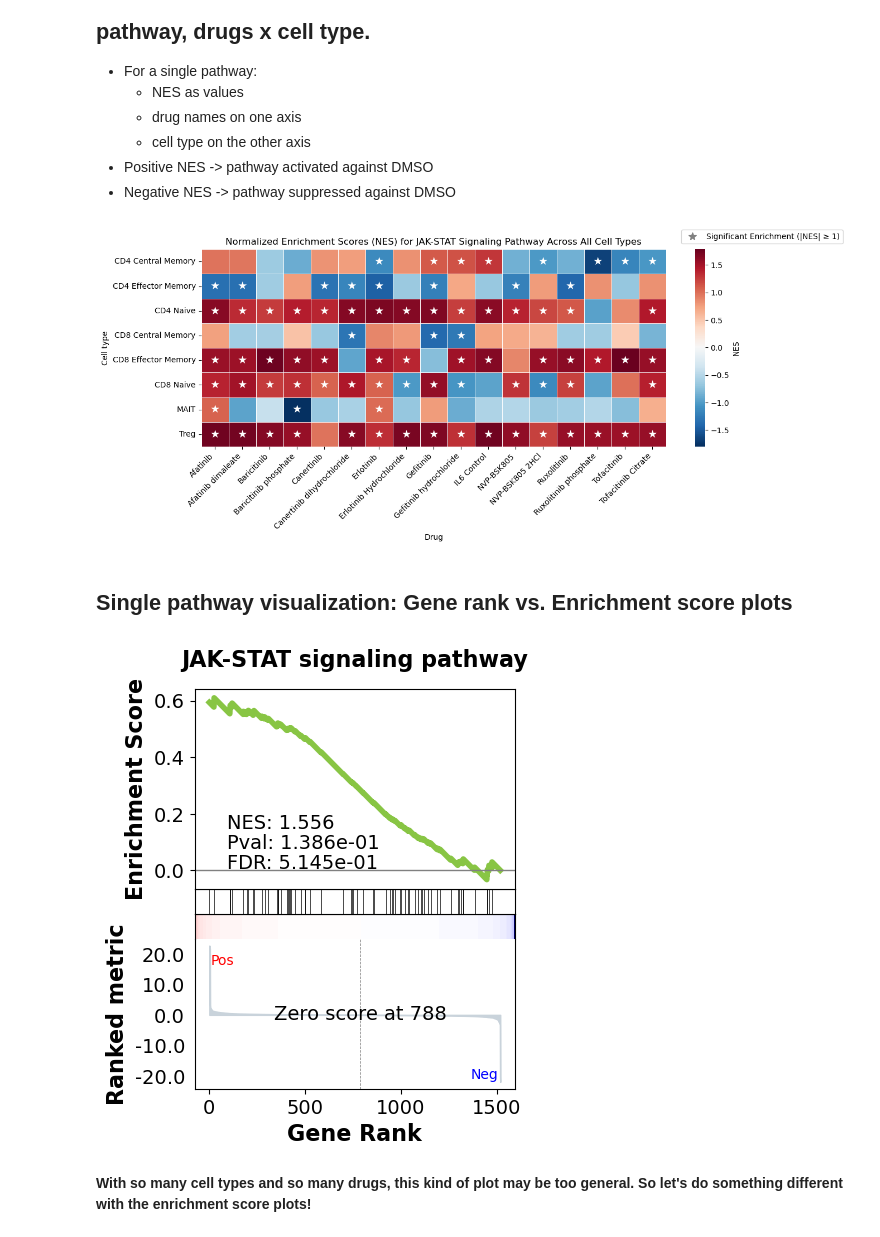
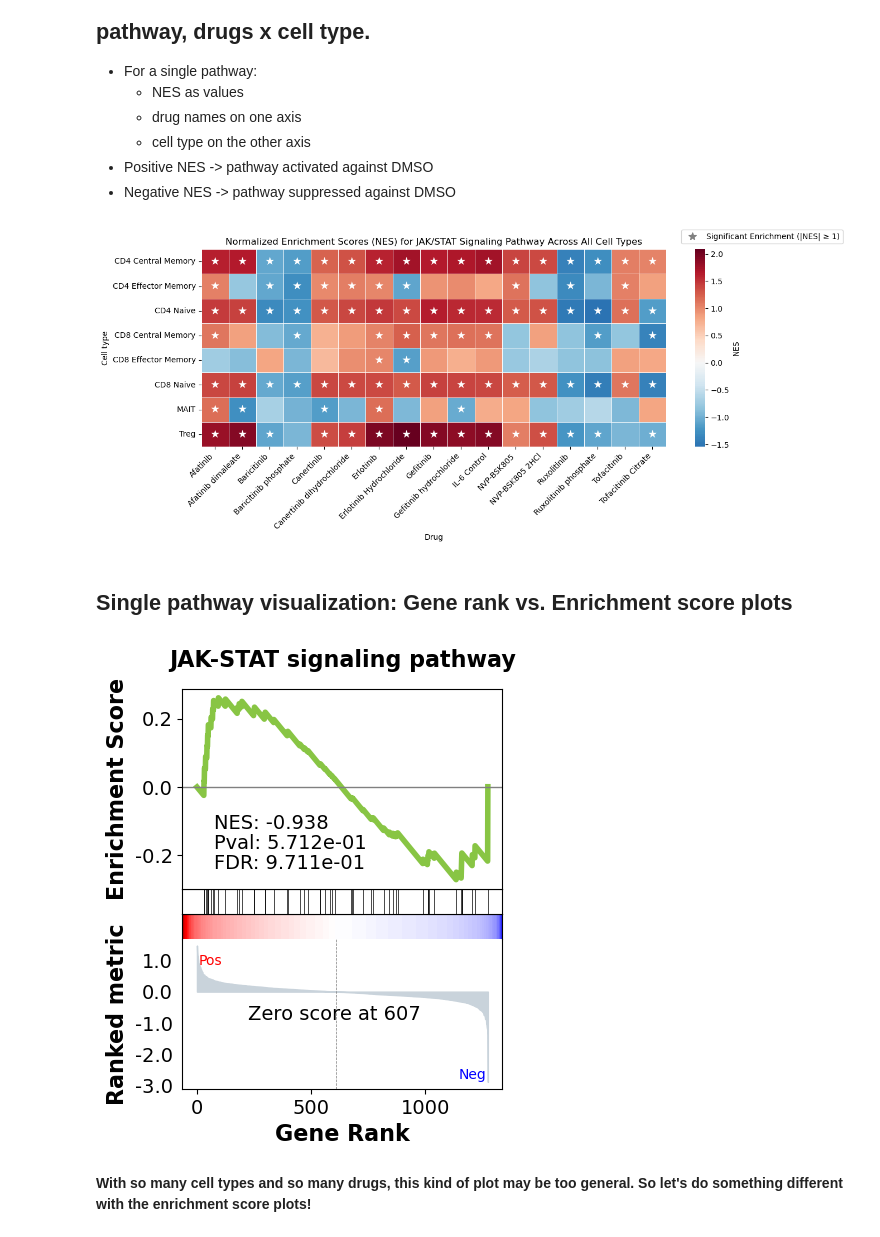
Before and after one commit to coreancutie/JAK-STAT, a Jupyter notebook: gseapy/gseapy_KEGG_JW.ipynb, the cells around one changed output. Drawn from its saved outputs; the diff is of its cells as text; code cells hidden in the pictures.

```diff
--- a/gseapy/gseapy_KEGG_JW.ipynb
+++ b/gseapy/gseapy_KEGG_JW.ipynb
@@ -80,6 +81,7 @@ unique_drug_names = adata.obs['drug_name'].unique()
 def clean_name(name):
     name = re.sub(' \\(.*\\) ', ' ', name)
     name = re.sub(' \\(.*\\)$', '', name)
+    name = name.replace("IL6 Control", "IL-6 Control")
     return name
 
 # for name in unique_drug_names:
@@ -105,12 +107,22 @@ adata.layers["log_transformed"] = adata.X.copy()
 # %% [markdown]
 # DEGs
 # %%
+detection_cutoff = 0.01
+
 # making a dictionary of subsetted data where the key is the cell type, and the value is the anndata object with DE results inside
 subsets_cells = {}
 
-for cell_type in adata.obs['AIFI_L2'].unique(): # looping through cell types
-    # print(f'current cell type is {cell_type}')
+for cell_type in adata.obs['AIFI_L2'].unique():  # looping through cell types
     cell_type_subset = adata[adata.obs.AIFI_L2 == cell_type].copy()
+
+    # filter genes to keep only those that are expressed in 1% or more of the cells for each cell type before DEG tests
+    min_cells = int(cell_type_subset.shape[0] * detection_cutoff)
+
+    sc.pp.filter_genes(
+        cell_type_subset,
+        min_cells = min_cells
+    )
+
     # run differential expression
     sc.tl.rank_genes_groups(
         adata = cell_type_subset,
@@ -119,10 +131,12 @@ for cell_type in adata.obs['AIFI_L2'].unique(): # looping through cell types
         method = "wilcoxon", # Scanpy's Wilcoxon rank-sum test
         layer = "log_transformed" # log-normalized expression
     )
-    subsets_cells[cell_type] = cell_type_subset # store each cell type-specific DE result in a dictionary
+    subsets_cells[cell_type] = cell_type_subset #store each cell type specific DE result in a dictionary
 
 # print(subsets_cells)
 
+# figure out grabbing the data frames from these -- adata.to_df()
+
 # get_rank
 # %%
 # for cell_type, subset_cell in subsets_cells.items():
@@ -219,8 +216,8 @@ The order of those genes will be arbitrary, which may produce unexpected results
 # %%
 # View results for each cell type and drug name:
 
-# Note: CD4 Naive cell type and IL6 Control shown here: expect JAK/STAT pathway to be enriched b/c of IL-6 stimulating it in the control
-pre_res = gsea_res['CD4 Naive']['IL6 Control']
+# Note: CD4 Naive cell type and IL-6 Control shown here: expect JAK/STAT pathway to be enriched b/c of IL-6 stimulating it in the control
+pre_res = gsea_res['CD4 Naive']['IL-6 Control']
 pre_res.res2d.sort_values('FDR q-val').head(10)
 # %% [output]
 |  | Name | Term | ES | NES | NOM p-val | FDR q-val | FWER p-val | Tag % | Gene % | Lead_genes |
@@ -284,6 +281,10 @@ for cell_type, drug_dict in gsea_res.items():
 
 # Create dataframe
 heatmap1_nes_df = pd.DataFrame(heatmap1_records)
+
+# Change KEGG JAK/STAT pathway name from JAK-STAT to JAK/STAT
+heatmap1_nes_df["pathway"] = heatmap1_nes_df["pathway"].replace({"JAK-STAT signaling pathway":
+        "JAK/STAT signaling pathway"})
 # %%
 # Original heatmap before adding in annotations for significantly enriched NES values:
 
@@ -443,35 +444,35 @@ sns.heatmap(
 
 # Annotate NES values <= -1 and >= 1
 # loop over every cell in heatmap first
 for i, pathway in enumerate(heatmap2_nes_matrix.index):
     for j, drug in enumerate(heatmap2_nes_matrix.columns):
         nes_value = heatmap2_nes_matrix.loc[pathway, drug] # pull out NES value for a specific cell using particular labels (loc)
         if np.isfinite(nes_value) and abs(nes_value) >= 1:
             # extract plot axes first,
             # then position the text in the center of the cell
             plt.gca().text(j + 0.5, i + 0.5, "★", ha='center', va='center', color='white', fontsize=14)
 
 # Add a legend for starred NES values
 legend_elements = [
     Line2D([0], [0], marker="*", color="gray", linestyle="None", markersize=10,
     label="Significant Enrichment (|NES| ≥ 1)")
 ]
 
 plt.gca().legend(handles=legend_elements,
                  loc="upper right",
                  bbox_to_anchor = (1.38, 1.1),
                  borderaxespad = 0,
                  frameon = True)
 
 # Fix up the plot
-plt.title("Normalized Enrichment Scores (NES) for JAK-STAT Signaling Pathway Across All Cell Types")
+plt.title("Normalized Enrichment Scores (NES) for JAK/STAT Signaling Pathway Across All Cell Types") # label JAK-STAT as JAK/STAT
 plt.ylabel("Cell type")
 plt.xlabel("Drug")
 plt.xticks(rotation=45, ha="right")
 plt.tight_layout()
 plt.show()
 # %% [output]
-[figure, old version]
+[figure, new version]
 # %% [markdown]
 ## Single pathway visualization: Gene rank vs. Enrichment score plots
 # %%
@@ -486,7 +487,7 @@ terms = pre_res.res2d.Term
 # GSEA plot for one pathway only:
 axs = pre_res.plot(terms="JAK-STAT signaling pathway")
 # %% [output]
-[figure, old version]
+[figure, new version]
 # %% [markdown]
 **With so many cell types and so many drugs, this kind of plot may be too general. So let's do something different with the enrichment score plots!**
 # %% [markdown]
```
Also changed, not shown: parts of 8 cells of this notebook, 2 other files.
